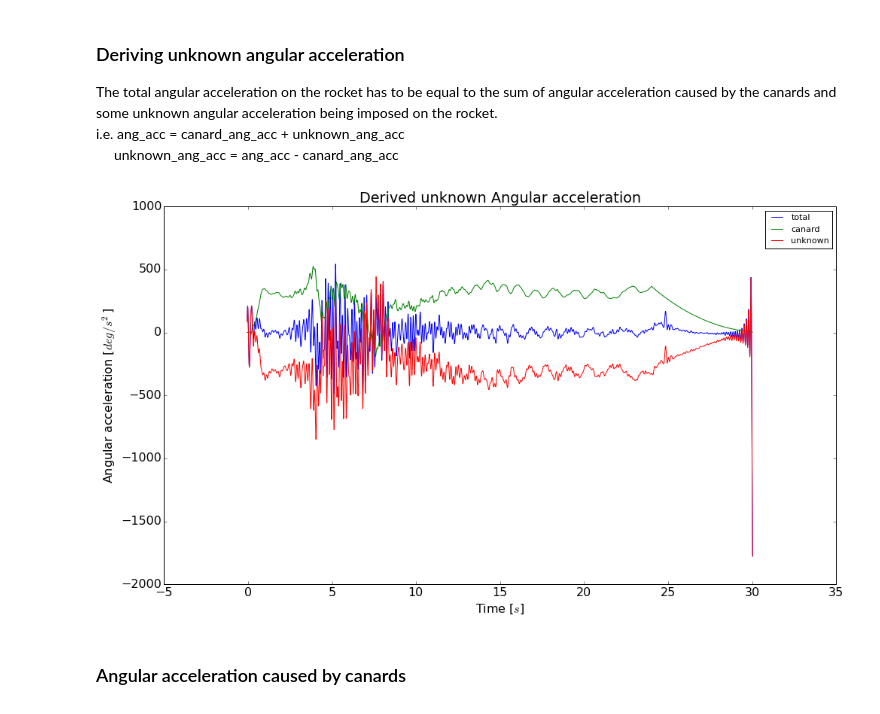
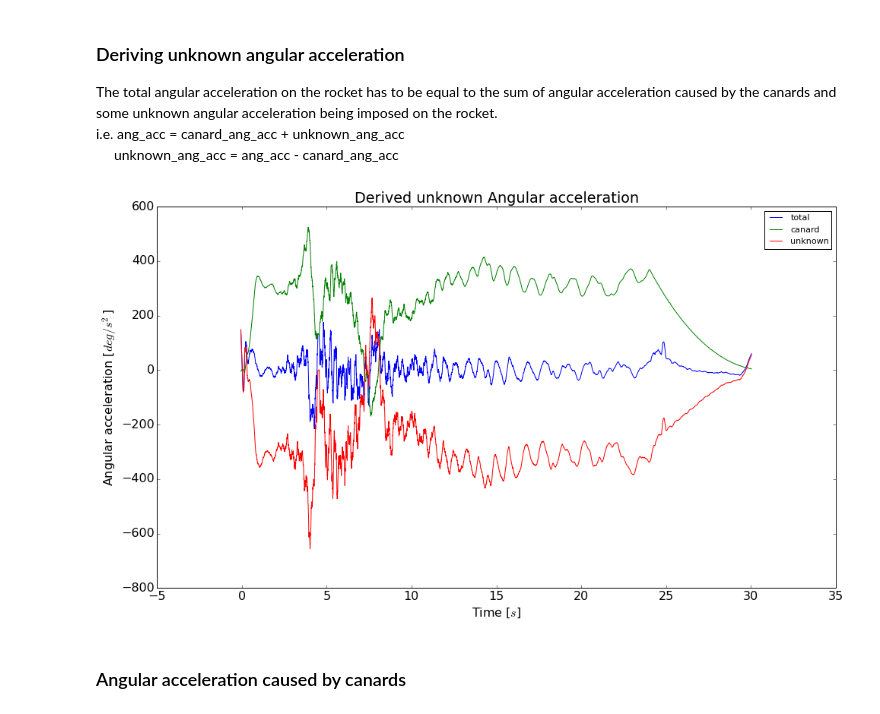
Before and after one commit to psas/Launch-12, a Jupyter notebook: data/rollanalysis_part2.ipynb, the cells around one changed output. Drawn from its saved outputs; the diff is of its cells as text; code cells hidden in the pictures.

Commit message:
with savgol filter now

```diff
--- a/data/rollanalysis_part2.ipynb
+++ b/data/rollanalysis_part2.ipynb
@@ -88,19 +80,20 @@ plt.show()
 # %%
-# lets use the filtered gyro readings
-# as they look much better
-gyro_x = gyro_x_filtered
-
 # differentiate gyro readings to get angular acceleration
 ang_acc = np.diff(gyro_x)
-ang_acc *= sample_rate  # sample rate
+ang_acc *= 819.2  # sample rate
+
+# filter derivative of gyro readings
+angacc_savgol = savgol_filter(gyro_x, 201, 2, deriv=1, delta=1/819.2)
 
 # now lets look at the result
 fig, ax11 = plt.subplots(nrows=1, sharex=True, figsize=(16,9))
-ax11.plot(time[1:], ang_acc, color='red')
-ax11.set_title('Filtered angular acceleration')
+ax11.plot(time[1:], ang_acc, color='grey', alpha=.15, label='Unfiltered')
+ax11.plot(time, angacc_savgol, color='red', label='Filtered')
+ax11.set_title('Angular acceleration of the rocket')
 ax11.set_ylabel('Angular acceleration [$deg/s^2$]')
 ax11.set_xlabel('Time [$s$]')
 ax11.set_ylim([-500, 500])
+ax11.legend(loc=1, fontsize='x-small')
 plt.show()
 
 ang_acc_np = np.array(ang_acc)
@@ -112,4 +105,8 @@ Average filtered angular acceleration: 2.07 deg/s^2
 # %%
+# use those sexy filtered readings
+gyro_x = gyro_x_savgol
+ang_acc = angacc_savgol
+
 # get velocity from integrating accelerometer
 velocity = []
 for i in range(len(acc_x)):
@@ -242,35 +232,29 @@ The total angular acceleration on the rocket has to be equal to the sum of angul
 i.e. ang_acc = canard_ang_acc + unknown_ang_acc
 &nbsp;&nbsp;&nbsp;&nbsp;&nbsp;unknown_ang_acc = ang_acc - canard_ang_acc
 # %%
-# apply low pass filter to data
-
-# filter padding
-actual_canard_padded = np.concatenate((actual_canard_ang_acc, np.zeros(filter_taps/2)))
-
-# run it through a low pass filter
-actual_canard_filtered = lfilter(window, 1.0, actual_canard_padded)[filter_taps/2:]
-actual_canard_ang_acc = actual_canard_filtered
+# filter data
+actual_canard_ang_acc = savgol_filter(actual_canard_ang_acc, 201, 2)
 
 # array for storing result
 unknown_ang_acc = []
 
 # iterate over time
 for q in range(len(time[2:])):
     unknown_ang_acc.append(ang_acc[q]-actual_canard_ang_acc[q])
 
 fig, ax3 = plt.subplots(nrows=1, sharex=True, figsize=(16,9))
 
-ax3.plot(time[2:], ang_acc[1:], label='total')
+ax3.plot(time, ang_acc, label='total')
 ax3.plot(time[2:], actual_canard_ang_acc, label='canard')
 ax3.plot(time[2:], unknown_ang_acc, label='unknown')
 ax3.set_title('Derived unknown Angular acceleration')
 ax3.set_ylabel('Angular acceleration [$deg/s^2$]')
 ax3.set_xlabel('Time [$s$]')
 ax3.legend(loc=1, fontsize='x-small')
 
 plt.show()
 # %% [output]
-[figure, old version]
+[figure, new version]
 # %% [markdown]
 ### Angular acceleration caused by canards
 # %%
```
Also changed, not shown: parts of 6 cells of this notebook.
